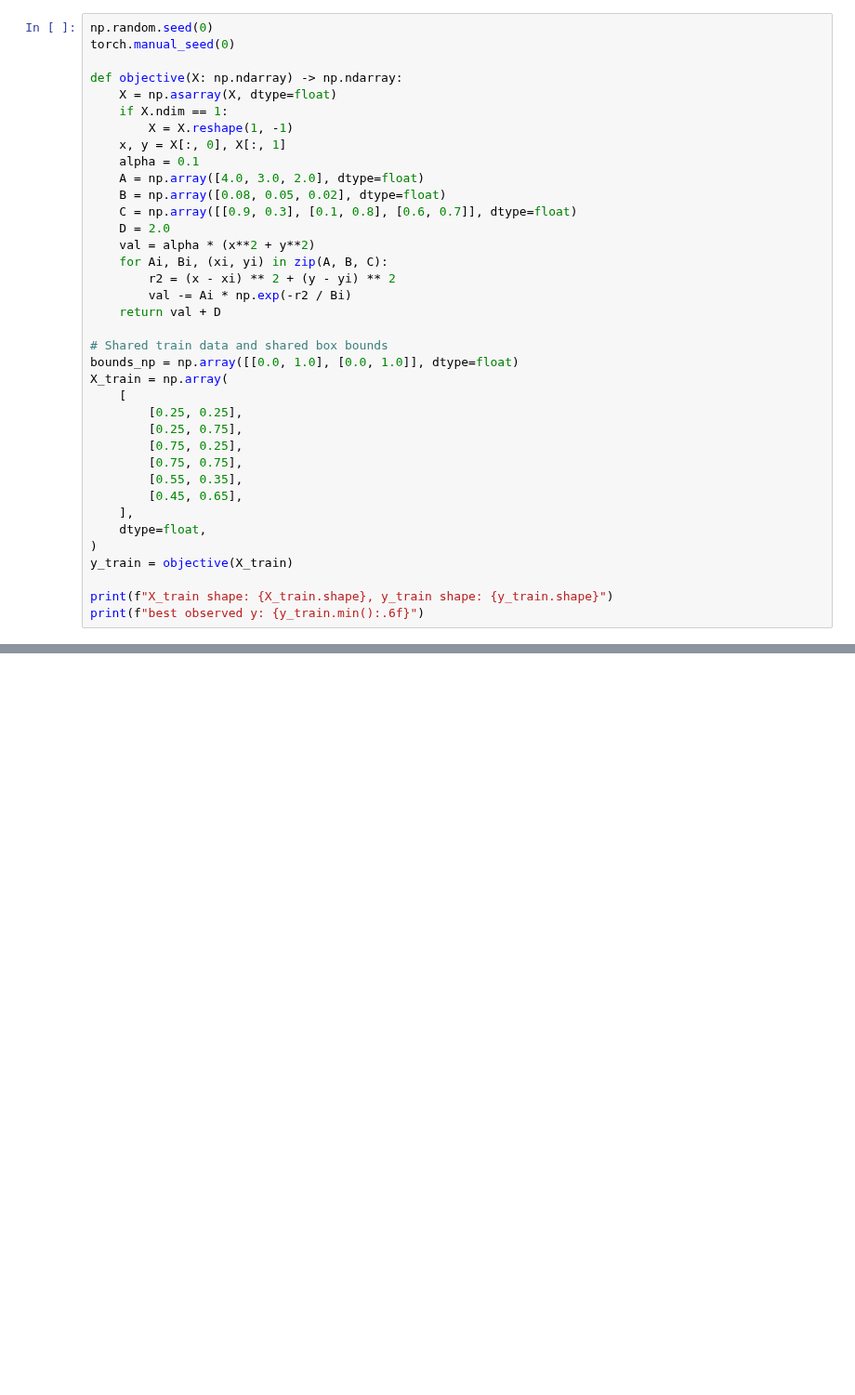
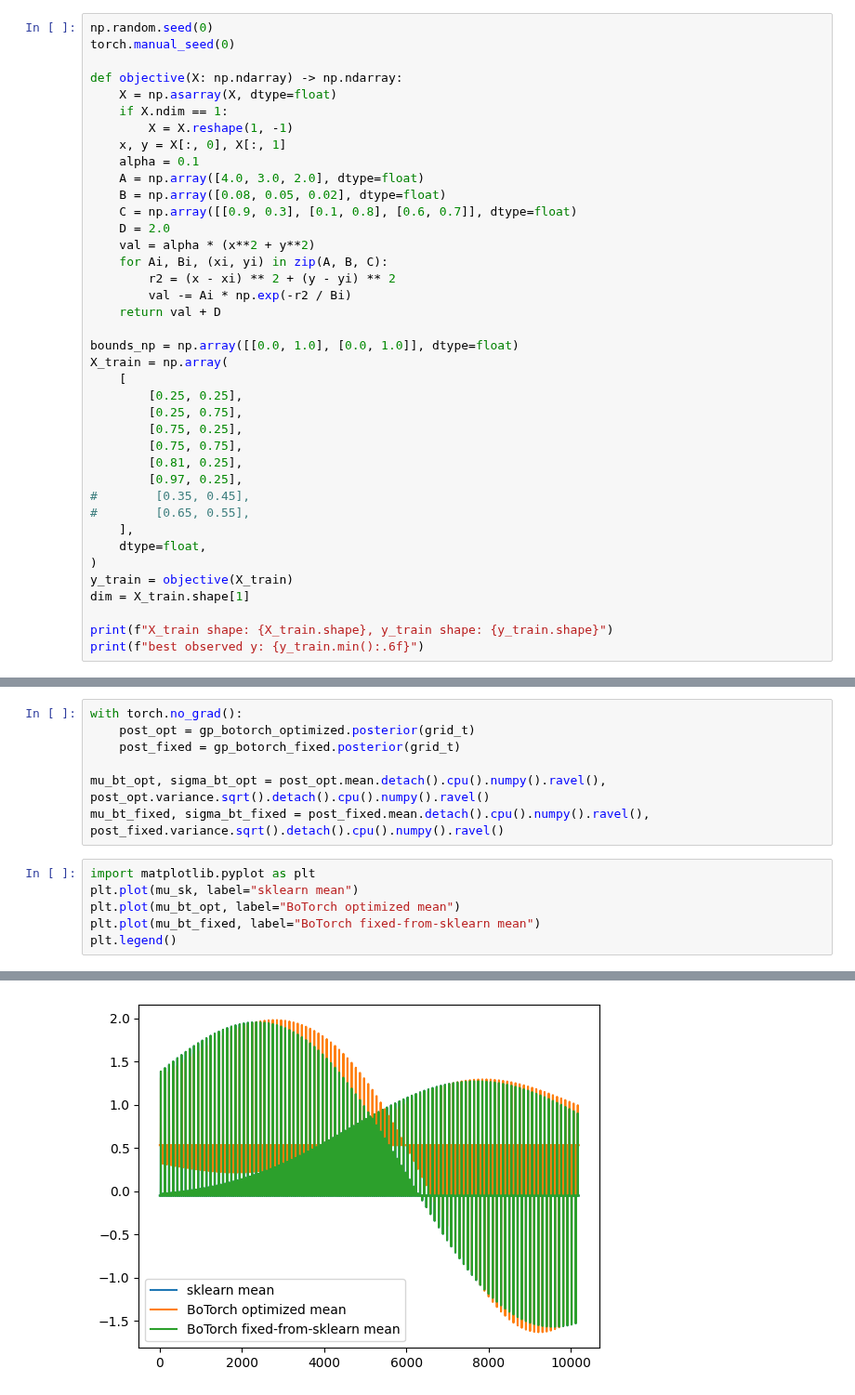
Before and after one commit to juanesfco/tamubo, a Jupyter notebook: development/boTorch.ipynb, the cells around one changed output, grey strips where cells are left out. Shown at 93% size. Cells and saved outputs as stored; diff of their text form; blank space fills up the shorter version.

```diff
--- a/development/boTorch.ipynb
+++ b/development/boTorch.ipynb
@@ -47,7 +51,6 @@ def objective(X: np.ndarray) -> np.ndarray:
         val -= Ai * np.exp(-r2 / Bi)
     return val + D
 
-# Shared train data and shared box bounds
 bounds_np = np.array([[0.0, 1.0], [0.0, 1.0]], dtype=float)
 X_train = np.array(
     [
@@ -55,12 +58,15 @@ X_train = np.array(
         [0.25, 0.75],
         [0.75, 0.25],
         [0.75, 0.75],
-        [0.55, 0.35],
-        [0.45, 0.65],
+        [0.81, 0.25],
+        [0.97, 0.25],
+#        [0.35, 0.45],
+#        [0.65, 0.55],
     ],
     dtype=float,
 )
 y_train = objective(X_train)
+dim = X_train.shape[1]
 
 print(f"X_train shape: {X_train.shape}, y_train shape: {y_train.shape}")
 print(f"best observed y: {y_train.min():.6f}")
@@ -176,0 +260,14 @@ array([-4.49326013, -4.49326013, -4.49326013, ..., -4.49326013,
+# %%
+with torch.no_grad():
+    post_opt = gp_botorch_optimized.posterior(grid_t)
+    post_fixed = gp_botorch_fixed.posterior(grid_t)
+
+mu_bt_opt, sigma_bt_opt = post_opt.mean.detach().cpu().numpy().ravel(), post_opt.variance.sqrt().detach().cpu().numpy().ravel()
+mu_bt_fixed, sigma_bt_fixed = post_fixed.mean.detach().cpu().numpy().ravel(), post_fixed.variance.sqrt().detach().cpu().numpy().ravel()
+# %%
+import matplotlib.pyplot as plt
+plt.plot(mu_sk, label="sklearn mean")
+plt.plot(mu_bt_opt, label="BoTorch optimized mean")
+plt.plot(mu_bt_fixed, label="BoTorch fixed-from-sklearn mean")
+plt.legend()
+# %% [output]
@@ -176,0 +275 @@ array([-4.49326013, -4.49326013, -4.49326013, ..., -4.49326013,
+[figure, added]
```
Also changed, not shown: parts of 26 cells of this notebook, 25 other files.
